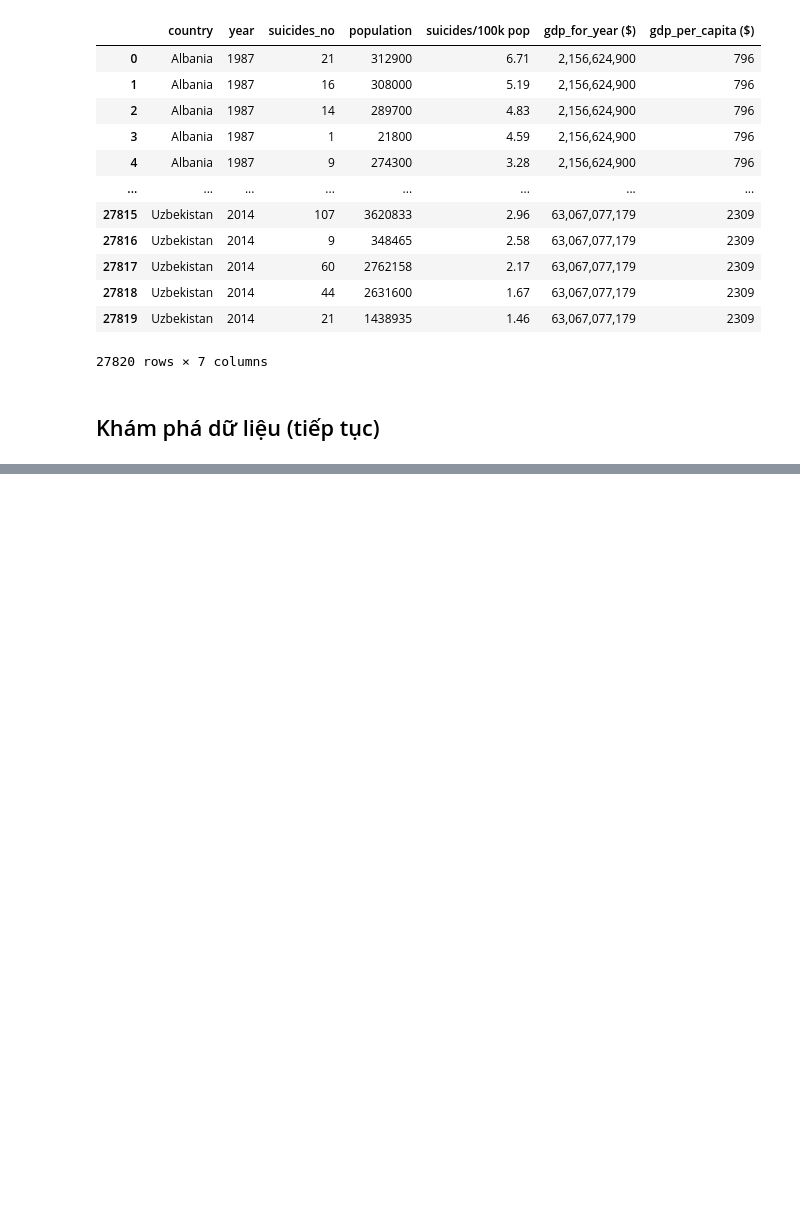
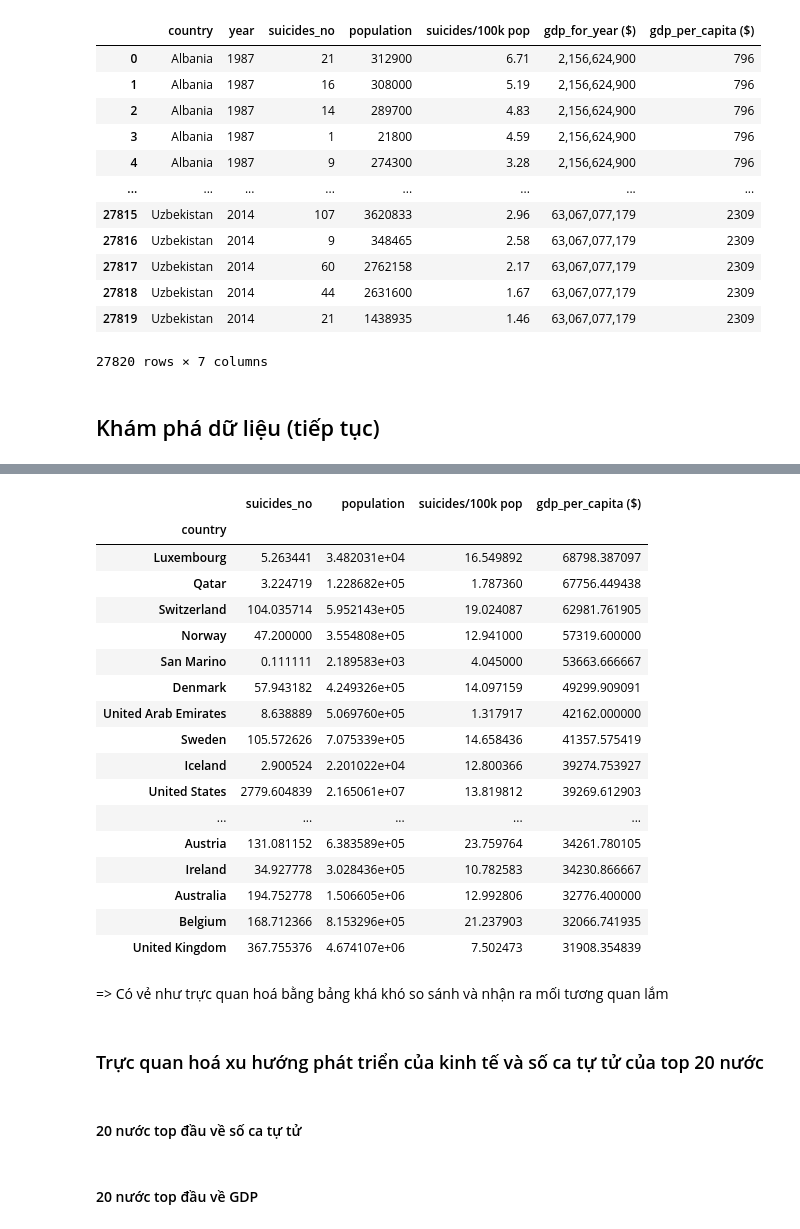
Before and after one commit to AI005/FinalProject-P4DS, a Jupyter notebook: ThienPhuc.ipynb, the cells around one changed output, grey strips where cells are left out. Drawn from its saved outputs; the diff is of its cells as text; code cells hidden in the pictures; blank space fills up the shorter version.

```diff
--- a/ThienPhuc.ipynb
+++ b/ThienPhuc.ipynb
@@ -183,0 +217,28 @@ insight_df
+# %%
+top_20_gdp_df = mean_df.sort_values(by=['gdp_per_capita ($)'], ascending=False).head(20)
+top_20_gdp_df
+# %% [output]
+|  | suicides_no | population | suicides/100k pop | gdp_per_capita ($) |
+| country |  |  |  |  |
+| Luxembourg | 5.263441 | 3.482031e+04 | 16.549892 | 68798.387097 |
+| Qatar | 3.224719 | 1.228682e+05 | 1.787360 | 67756.449438 |
+| Switzerland | 104.035714 | 5.952143e+05 | 19.024087 | 62981.761905 |
+| Norway | 47.200000 | 3.554808e+05 | 12.941000 | 57319.600000 |
+| San Marino | 0.111111 | 2.189583e+03 | 4.045000 | 53663.666667 |
+| Denmark | 57.943182 | 4.249326e+05 | 14.097159 | 49299.909091 |
+| United Arab Emirates | 8.638889 | 5.069760e+05 | 1.317917 | 42162.000000 |
+| Sweden | 105.572626 | 7.075339e+05 | 14.658436 | 41357.575419 |
+| Iceland | 2.900524 | 2.201022e+04 | 12.800366 | 39274.753927 |
+| United States | 2779.604839 | 2.165061e+07 | 13.819812 | 39269.612903 |
+| ... | ... | ... | ... | ... |
+| Austria | 131.081152 | 6.383589e+05 | 23.759764 | 34261.780105 |
+| Ireland | 34.927778 | 3.028436e+05 | 10.782583 | 34230.866667 |
+| Australia | 194.752778 | 1.506605e+06 | 12.992806 | 32776.400000 |
+| Belgium | 168.712366 | 8.153296e+05 | 21.237903 | 32066.741935 |
+| United Kingdom | 367.755376 | 4.674107e+06 | 7.502473 | 31908.354839 |
+# %% [markdown]
+=> Có vẻ như trực quan hoá bằng bảng khá khó so sánh và nhận ra mối tương quan lắm
+# %% [markdown]
+### Trực quan hoá xu hướng phát triển của kinh tế và số ca tự tử của top 20 nước
+# %% [markdown]
+#### 20 nước top đầu về số ca tự tử
@@ -183,0 +266,2 @@ insight_df
+# %% [markdown]
+#### 20 nước top đầu về GDP
```
Also changed, not shown: parts of 9 cells of this notebook.
